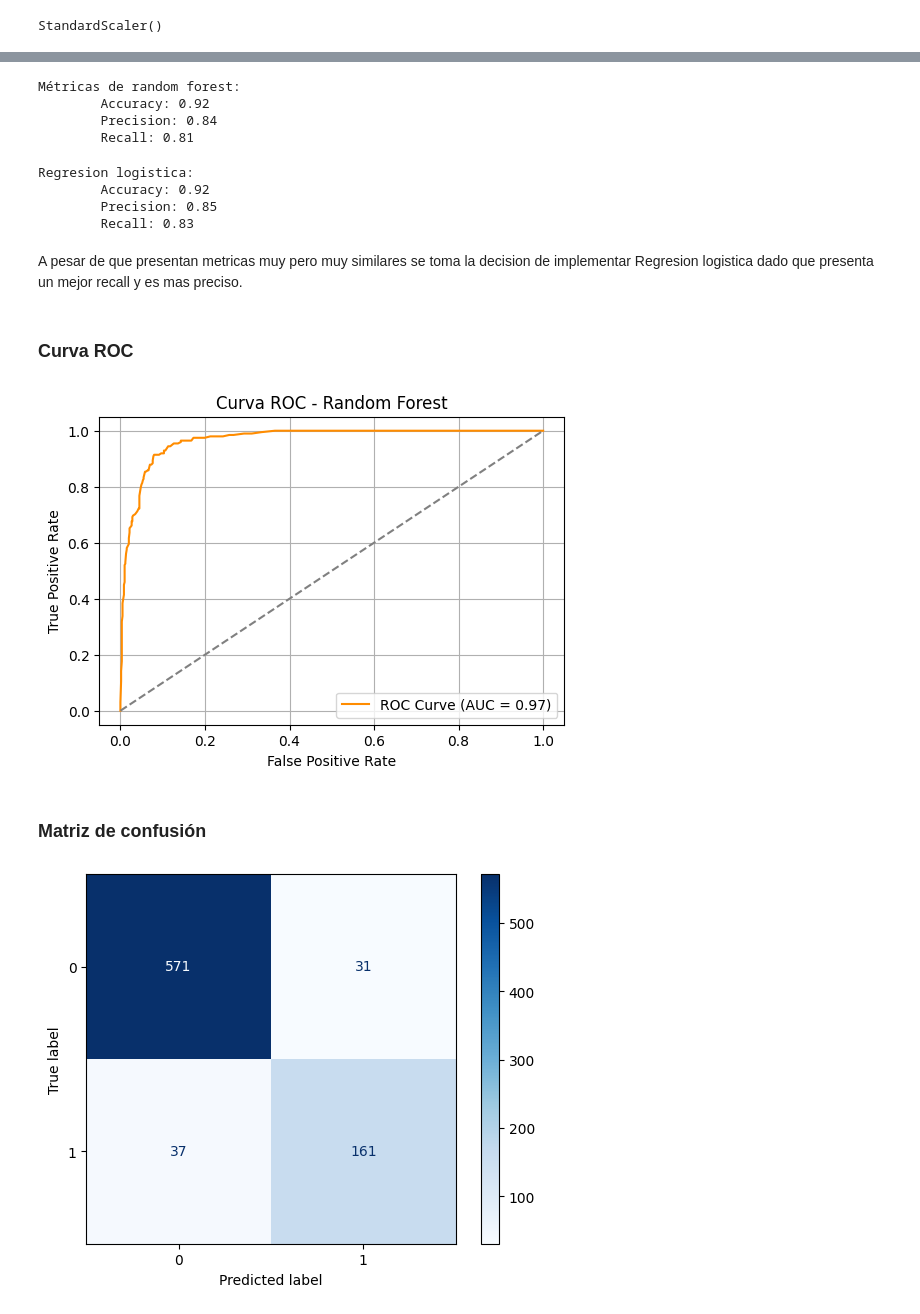
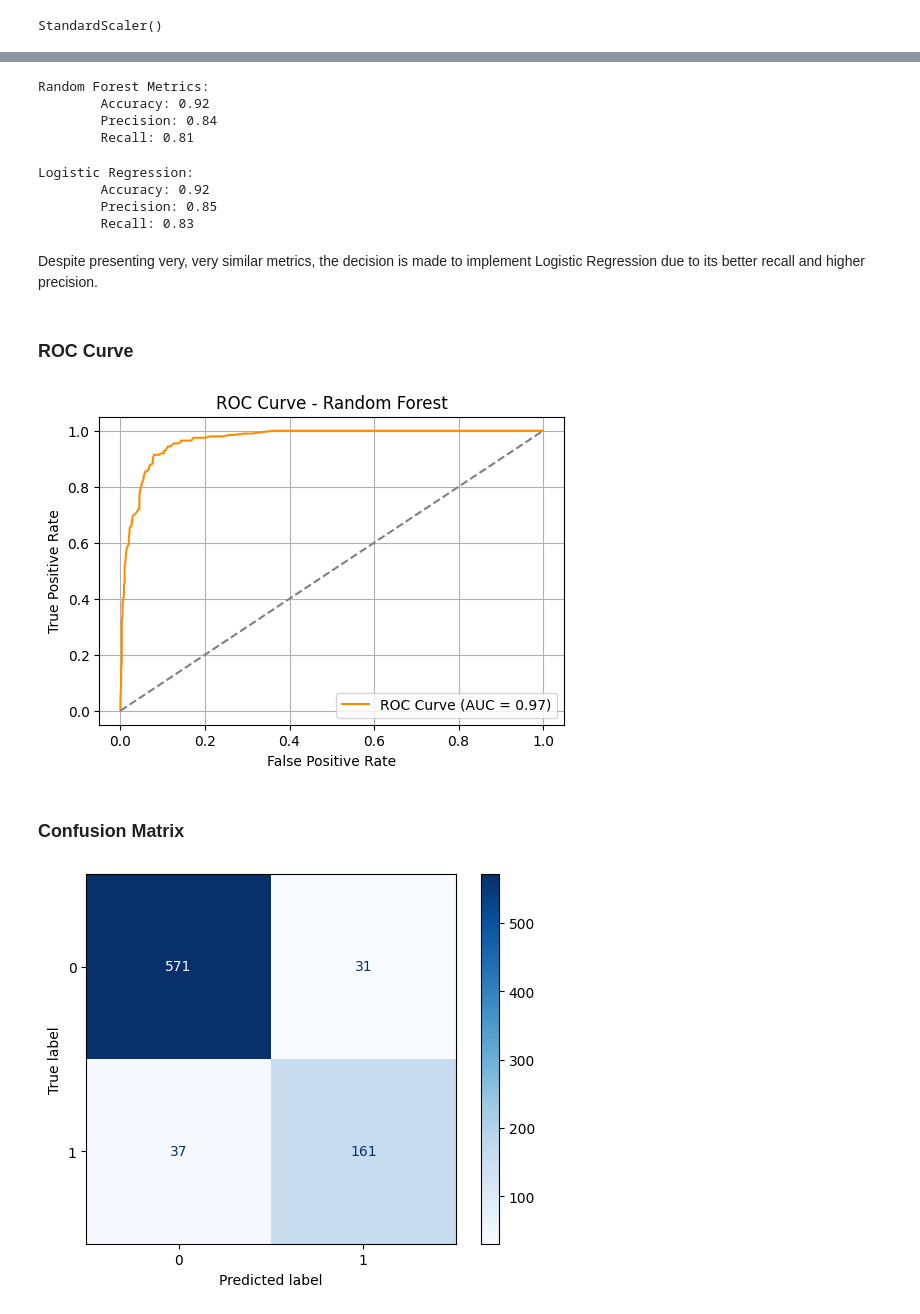
Before and after one commit to Juancanoanalyst/ModelFitness-ML, a Jupyter notebook: notebok.ipynb, the cells around one changed output, grey strips where cells are left out. Saved outputs shown, nothing was run; the diff lists cells and outputs as text; code cells hidden in the pictures.

```diff
--- a/notebok.ipynb
+++ b/notebok.ipynb
@@ -263,40 +263,40 @@ def print_all_metrics(y_true, y_pred, y_proba, title = 'Métricas de clasificaci
     print('\tPrecision: {:.2f}'.format(precision_score(y_true, y_pred)))
     print('\tRecall: {:.2f}'.format(recall_score(y_true, y_pred)))
 # %%
-print_all_metrics(y_test,bpredictions,bprobabilities, title = 'Métricas de random forest:')
+print_all_metrics(y_test,bpredictions,bprobabilities, title = 'Random Forest Metrics:')
 # %% [output]
-Métricas de random forest:
+Random Forest Metrics:
         Accuracy: 0.92
         Precision: 0.84
         Recall: 0.81
 # %%
-print_all_metrics(y_test,predictions,probabilities, title = 'Regresion logistica:')
+print_all_metrics(y_test,predictions,probabilities, title = 'Logistic Regression:')
 # %% [output]
-Regresion logistica:
+Logistic Regression:
         Accuracy: 0.92
         Precision: 0.85
         Recall: 0.83
-# %% [markdown]
-A pesar de que presentan metricas muy pero muy similares se toma la decision de implementar Regresion logistica dado que presenta un mejor recall y es mas preciso.
+# %% [markdown]
+Despite presenting very, very similar metrics, the decision is made to implement Logistic Regression due to its better recall and higher precision.
 # %% [markdown]
-### Curva ROC
+### ROC Curve
 # %%
 fpr, tpr, thresholds = roc_curve(y_test, bprobabilities)
 roc_auc = roc_auc_score(y_test, bprobabilities)
 
 plt.figure(figsize=(6, 4))
 plt.plot(fpr, tpr, label=f'ROC Curve (AUC = {roc_auc:.2f})', color='darkorange')
 plt.plot([0, 1], [0, 1], linestyle='--', color='gray')
 plt.xlabel('False Positive Rate')
 plt.ylabel('True Positive Rate')
-plt.title('Curva ROC - Random Forest')
+plt.title('ROC Curve - Random Forest')
 plt.legend(loc='lower right')
 plt.grid(True)
 plt.show()
 # %% [output]
-[figure, old version]
+[figure, new version]
-# %% [markdown]
-### Matriz de confusión
+# %% [markdown]
+### Confusion Matrix
 # %%
 # y_test = etiquetas verdaderas
 # bpredictions = predicciones del modelo
```
Also changed, not shown: parts of 34 cells of this notebook.
